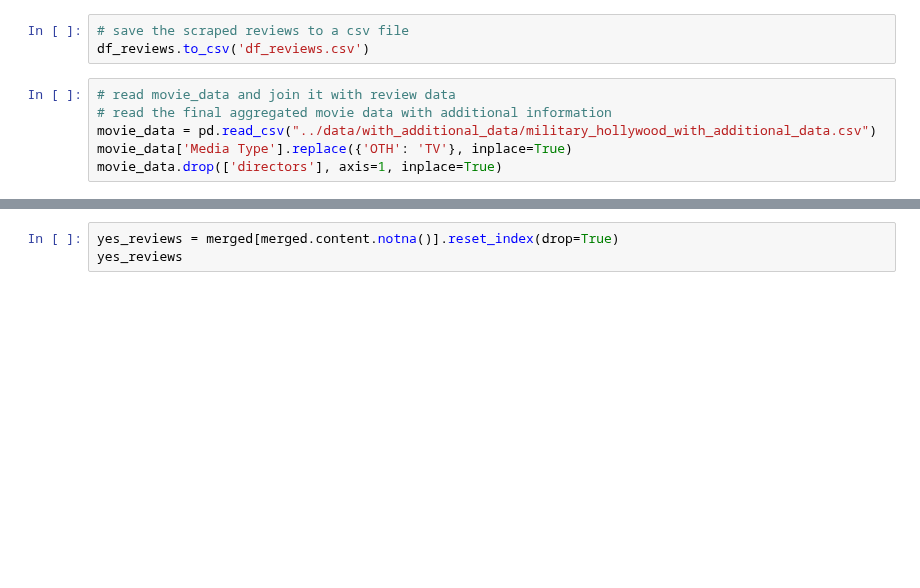
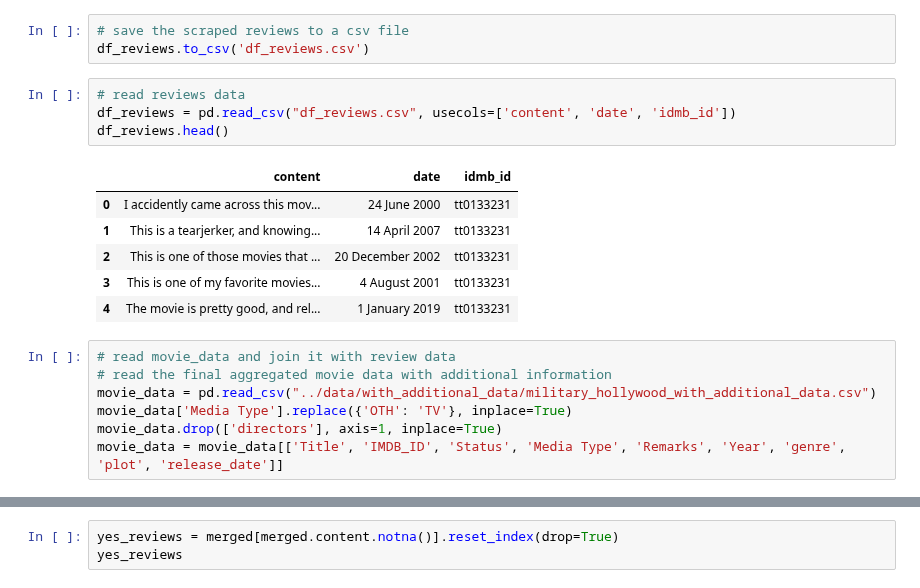
Before and after one commit to ravinitheshreddy/SubtlePropaganda, a Jupyter notebook: notebooks/scrape_reviews.ipynb, the cells around one changed output, grey strips where cells are left out. Saved outputs shown, nothing was run; the diff lists cells and outputs as text; blank space fills up the shorter version.

```diff
--- a/notebooks/scrape_reviews.ipynb
+++ b/notebooks/scrape_reviews.ipynb
@@ -67,12 +54,24 @@ df_reviews.head()
 # %%
 # save the scraped reviews to a csv file
 df_reviews.to_csv('df_reviews.csv')
+# %%
+# read reviews data
+df_reviews = pd.read_csv("df_reviews.csv", usecols=['content', 'date', 'idmb_id'])
+df_reviews.head()
+# %% [output]
+|  | content | date | idmb_id |
+| 0 | I accidently came across this mov... | 24 June 2000 | tt0133231 |
+| 1 | This is a tearjerker, and knowing... | 14 April 2007 | tt0133231 |
+| 2 | This is one of those movies that ... | 20 December 2002 | tt0133231 |
+| 3 | This is one of my favorite movies... | 4 August 2001 | tt0133231 |
+| 4 | The movie is pretty good, and rel... | 1 January 2019 | tt0133231 |
 # %%
 # read movie_data and join it with review data
 # read the final aggregated movie data with additional information
 movie_data = pd.read_csv("../data/with_additional_data/military_hollywood_with_additional_data.csv")
 movie_data['Media Type'].replace({'OTH': 'TV'}, inplace=True)
 movie_data.drop(['directors'], axis=1, inplace=True)
+movie_data = movie_data[['Title', 'IMDB_ID', 'Status', 'Media Type', 'Remarks', 'Year', 'genre', 'plot', 'release_date']]
 # %%
 movie_data.head()
 # %% [output]
```
Also changed, not shown: parts of 15 cells of this notebook, 3 other files.
